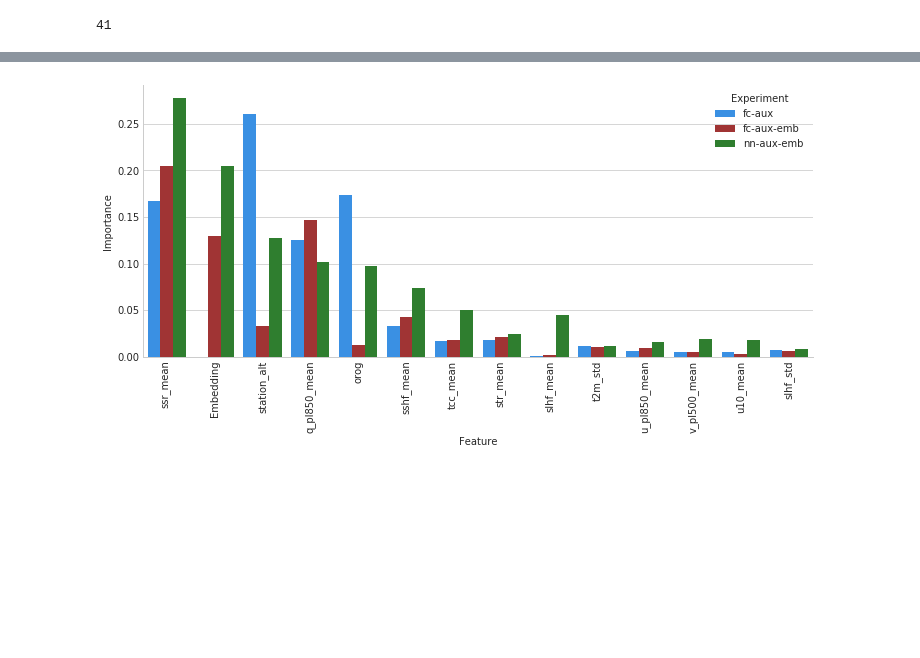
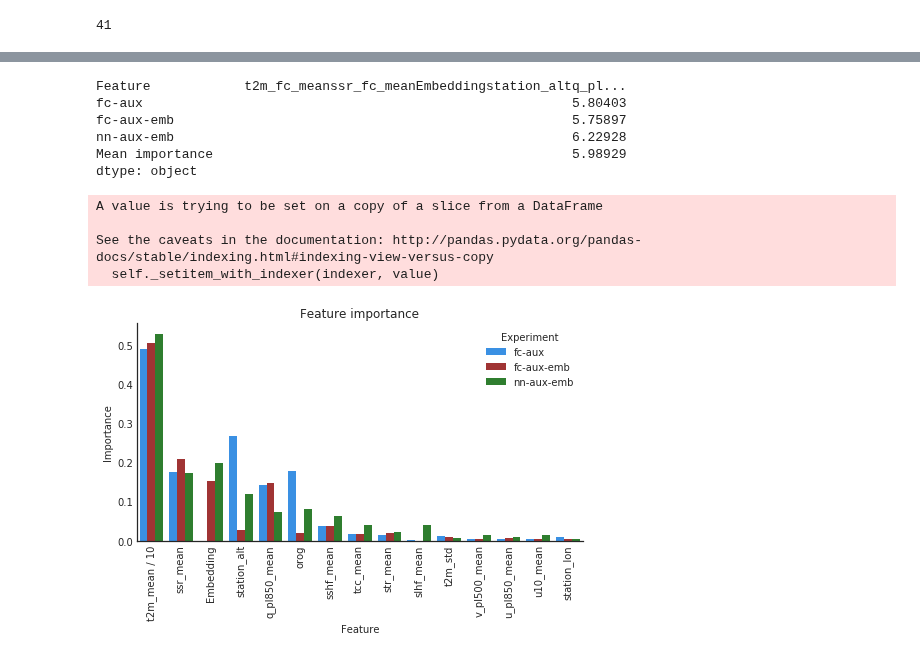
Before and after one commit to slerch/ppnn, a Jupyter notebook: nn_postprocessing/notebooks/feature_importance.ipynb, the cells around one changed output, grey strips where cells are left out. Drawn from its saved outputs; the diff is of its cells as text; code cells hidden in the pictures; blank space fills up the shorter version.

Commit message:
Added feature importance plot

```diff
--- a/nn_postprocessing/notebooks/feature_importance.ipynb
+++ b/nn_postprocessing/notebooks/feature_importance.ipynb
@@ -193,13 +181,32 @@ comb_df.head()
+# %%
+comb_df.sum()
+# %% [output]
+Feature            t2m_fc_meanssr_fc_meanEmbeddingstation_altq_pl...
+fc-aux                                                       5.80403
+fc-aux-emb                                                   5.75897
+nn-aux-emb                                                   6.22928
+Mean importance                                              5.98929
+dtype: object
+# %%
+comb_df.iloc[0, 1:] /= 10
+# %%
+comb_df['Feature'].iloc[0] = 't2m_mean / 10'
+# %% [output]
+A value is trying to be set on a copy of a slice from a DataFrame
+
+See the caveats in the documentation: http://pandas.pydata.org/pandas-docs/stable/indexing.html#indexing-view-versus-copy
+  self._setitem_with_indexer(indexer, value)
 # %%
-tmp_df = comb_df.iloc[1:15].melt(id_vars='Feature', var_name='Experiment', value_name='Importance')
+melt_df = comb_df.iloc[:15, :4].melt(id_vars='Feature', var_name='Experiment', value_name='Importance')
 # %%
-tmp_df['Feature'] = [f.replace('_fc_', '_') for f in tmp_df['Feature']]
+melt_df['Feature'] = [f.replace('_fc_', '_') for f in melt_df['Feature']]
 # %%
-sns.set_style('whitegrid')
+sns.set_style('white')
 sns.set_palette(['#1E90FF', '#B22222', '#228B22'])
-fig, ax = plt.subplots(figsize=(12, 5))
-sns.barplot(data = tmp_df, x='Feature', y='Importance', hue='Experiment', ax=ax)
+fig, ax = plt.subplots(figsize=(8, 4))
+sns.barplot(data = melt_df, x='Feature', y='Importance', hue='Experiment', ax=ax)
 plt.xticks(rotation=90);
 sns.despine()
+plt.title('Feature importance');
 # %% [output]
-[figure, old version]
+[figure, new version]
```
Also changed, not shown: parts of 19 cells of this notebook, 1 other file.
